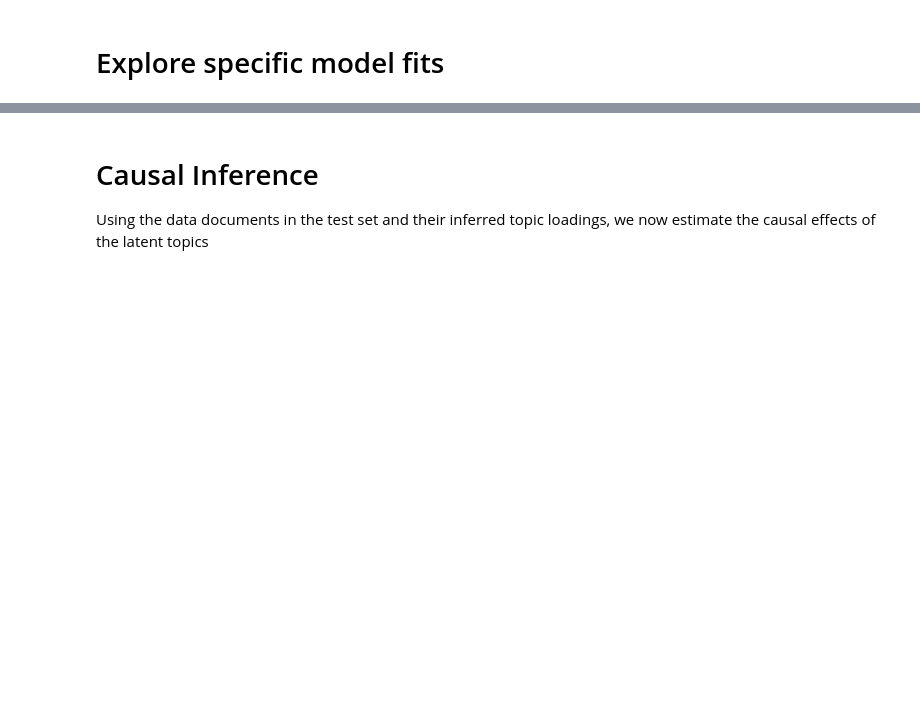
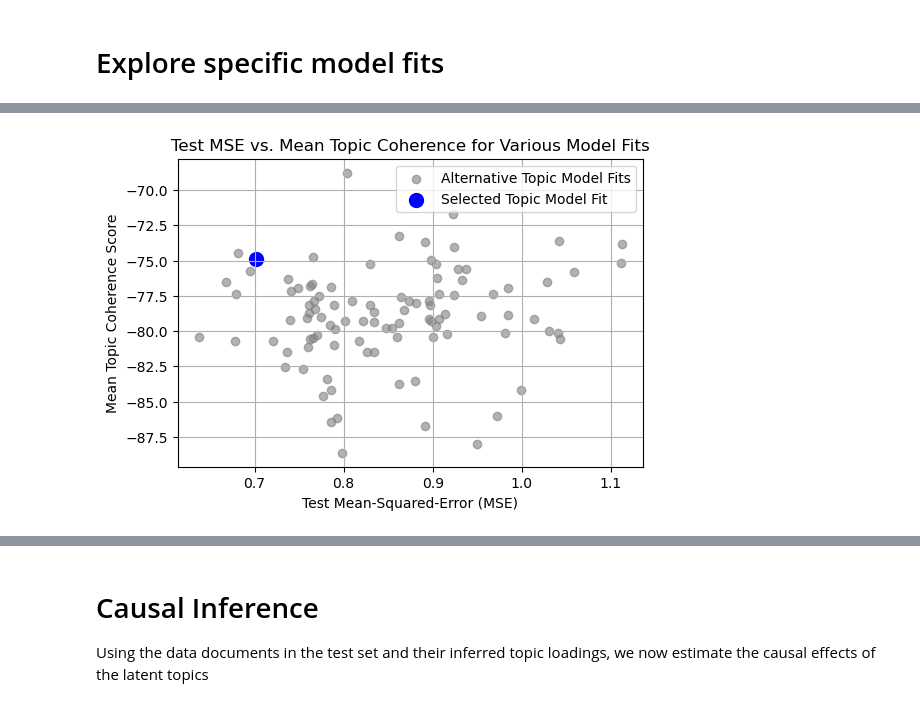
Before and after one commit to TillRS/AutoPersuade, a Jupyter notebook: scripts/2_sun_topic_model.ipynb, the cells around one changed output, grey strips where cells are left out. Drawn from its saved outputs; the diff is of its cells as text; code cells hidden in the pictures; blank space fills up the shorter version.

Commit message:
Included topic coherence

```diff
--- a/scripts/2_sun_topic_model.ipynb
+++ b/scripts/2_sun_topic_model.ipynb
@@ -389,7 +383,7 @@ def model_fitting(
 # %%
 # Fit and savea model with optimal hyperparameters
 # Export documents for topic labelling and train_idx to understand which subset of the training data was used
-train_idx = model_fitting(
+train_idx, in_sample_mse, test_mse, model = model_fitting(
         embeddings = embeddings_train,
         Y = np.array(df.BT_Score[df.Training_set == 1]),
         num_bases = 10,
@@ -400,5 +394,7 @@ train_idx = model_fitting(
         n_sent = 20,
         df = df[df.Training_set == 1],
         save_model = True,
-        return_train = True)
+        sample_documents = True,)
+
+print(f"In sample MSE: {in_sample_mse:.02}\nTest sample MSE: {test_mse:.02}")
 # %% [output]
@@ -453,0 +646,63 @@ df.to_csv(data_dir / "Generated_Veganism_Arguments_with_BT_Score_and_Topics.csv"
+# %%
+
+# Set parameters
+num_bases = 10
+alpha = 0.5
+niter = 100
+test_size = 0.2
+n_sent = 20
+model_name = "coherence_test"
+
+# Draw 100 random random states
+np.random.seed(0)
+random_states = np.random.choice(range(1000), 99, replace=False)
+random_states = [44] + list(random_states)
+results = []
+
+# Loop over random states
+for random_state in random_states:
+    # Fit the model and calculate test MSE
+    train, in_sample_mse, test_mse, model = model_fitting(
+        embeddings=embeddings_train,
+        Y=np.array(df.BT_Score[df.Training_set == 1]),
+        num_bases=num_bases,
+        random_state=random_state,
+        alpha=alpha,
+        niter=niter,
+        test_size=test_size,
+    )
+
+    # Calculate topic coherence scores
+    topic_coherence_scores = model_fitting_eval(
+        model= model,
+        df=df,
+        embeddings=embeddings,
+        random_state=random_state,
+    )
+
+    mean_coherence_score = topic_coherence_scores
+    results.append((random_state, test_mse, mean_coherence_score))
+
+# Convert results to DataFrame for easier plotting and analysis
+results_df = pd.DataFrame(results, columns=['random_state', 'test_mse', 'mean_coherence_score'])
+
+# Specific highlight for random_state = 44
+highlight_state = 44
+highlight_row = results_df[results_df['random_state'] == highlight_state]
+
+# Plotting the results
+plt.figure(figsize=(6, 4))
+plt.scatter(results_df['test_mse'], results_df['mean_coherence_score'], c='grey', alpha=0.6, label='Alternative Topic Model Fits')
+plt.scatter(highlight_row['test_mse'], highlight_row['mean_coherence_score'], c='blue', s=100, label=f'Selected Topic Model Fit')
+
+plt.xlabel('Test Mean-Squared-Error (MSE)')
+plt.ylabel('Mean Topic Coherence Score')
+plt.title('Test MSE vs. Mean Topic Coherence for Various Model Fits')
+plt.grid(True)
+plt.legend()
+
+plt.savefig(data_dir / "Veganism_Test_MSE_vs_Mean_Topic_Coherence_Score.png", bbox_inches='tight')
+
+plt.show()
+# %% [output]
+[figure, added]
```
Also changed, not shown: parts of 13 cells of this notebook.
